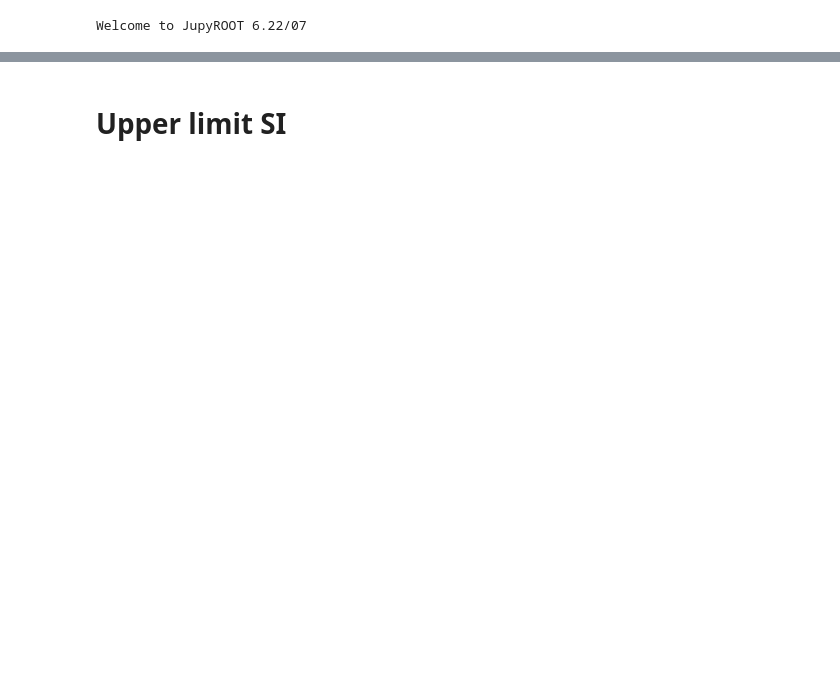
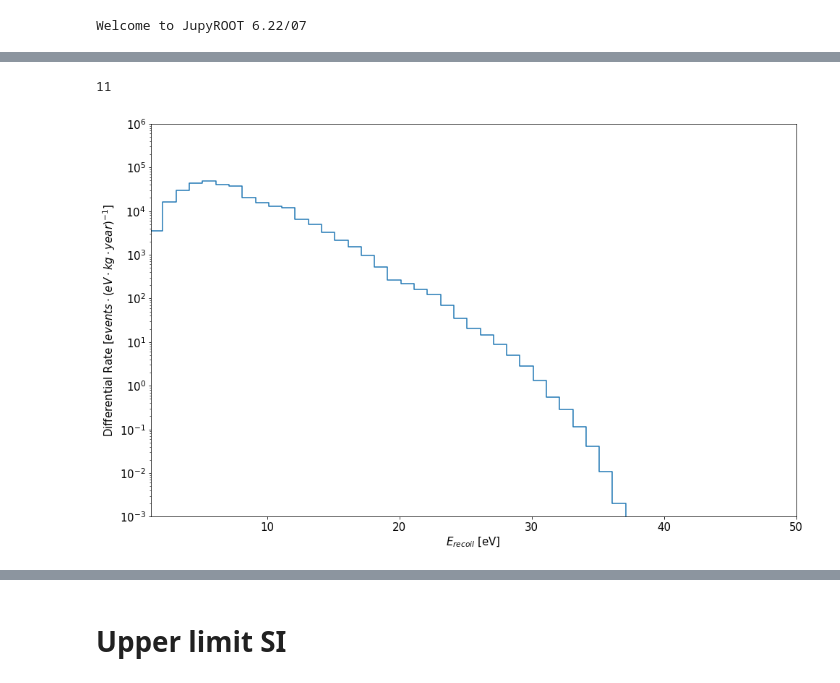
Before and after one commit to alantero/DAMIC_DMe, a Jupyter notebook: DAMIC_DM_electron.ipynb, the cells around one changed output, grey strips where cells are left out. Drawn from its saved outputs; the diff is of its cells as text; code cells hidden in the pictures; blank space fills up the shorter version.

```diff
--- a/DAMIC_DM_electron.ipynb
+++ b/DAMIC_DM_electron.ipynb
@@ -222,0 +139,28 @@ Number of Signal events:  0
+# %%
+Ei,Ef = 1.2,300
+E_bin, dE = 1, 0.1
+tmpEbin = int(np.floor(E_bin/dE))+1
+print(tmpEbin)
+#Ee = np.linspace(Ei,Ef,int((Ef-Ei)/E_bin))
+dR = []
+xs = 1e-37
+"""
+for Ei in range(tmpEbin):
+    #dR.append(xs*dRdE("Si",10e6,Ei,0,"shm",[230e5,240e5,600e5]))
+    dR.append(rate_dme(E_bin,xs,10e6,"Si"))
+"""
+dR = rate_dme(E_bin,xs,10e6,"Si")
+dR_dict = {"energies":dR[0],"rates":dR[1]}
+df=pd.DataFrame(dR_dict)
+df.to_csv("dR_1e-37_10MeV.csv", index=False)
+plt.step(dR[0],dR[1], where="post")
+plt.ylim(1e-3, 1e6)
+plt.xlim(1.2, 50)
+plt.tick_params(labelsize=15)
+plt.xlabel(r"$E_{recoil}$ [eV]", fontsize=15)
+plt.ylabel(r"Differential Rate $[events\cdot(eV\cdot kg\cdot year)^{-1}]$", fontsize=15)
+#plt.xscale("log")
+plt.yscale("log")
+# %% [output]
+11
+[figure, added]
```
Also changed, not shown: parts of 15 cells of this notebook.
